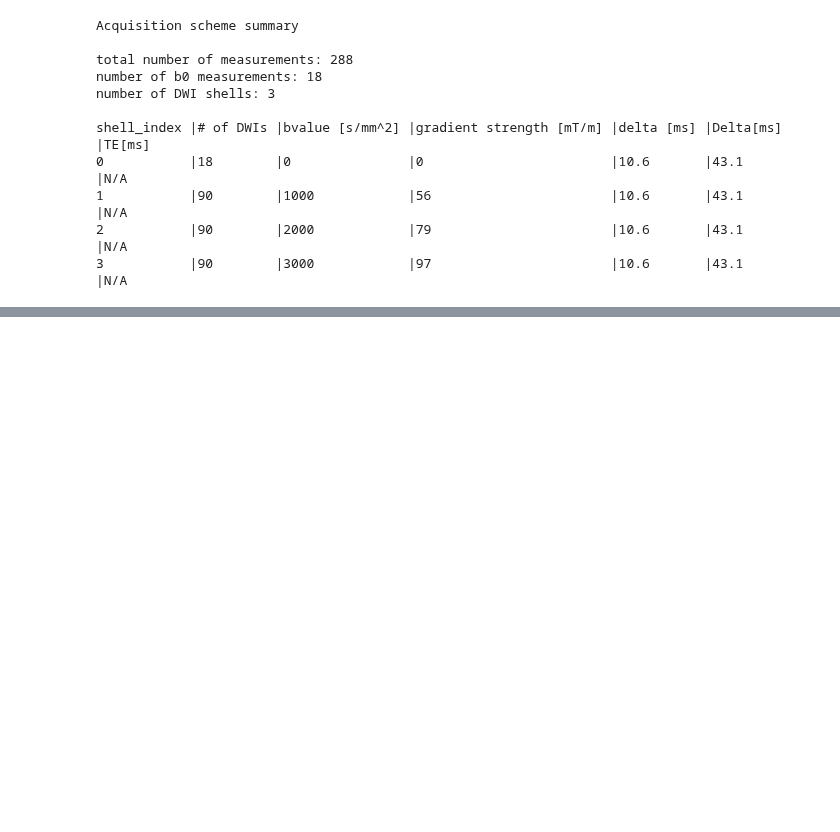
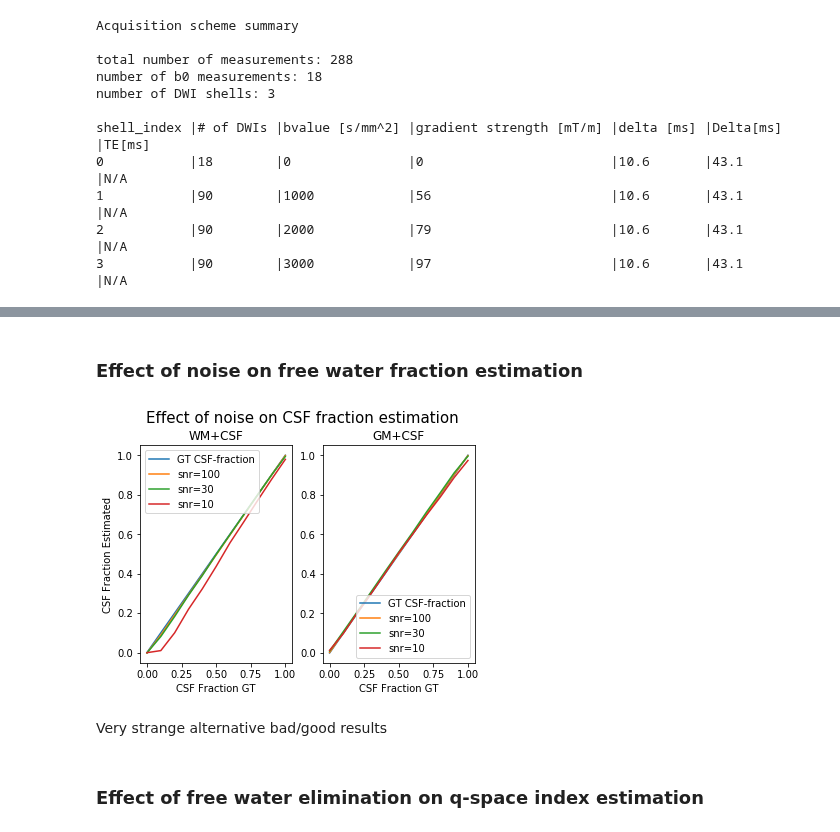
Before and after one commit to AthenaEPI/dmipy, a Jupyter notebook: examples/example_multi_shell_free_water_elimination.ipynb, the cells around one changed output, grey strips where cells are left out. Saved outputs shown, nothing was run; the diff lists cells and outputs as text; code cells hidden in the pictures; blank space fills up the shorter version.

```diff
--- a/examples/example_multi_shell_free_water_elimination.ipynb
+++ b/examples/example_multi_shell_free_water_elimination.ipynb
@@ -70,6 +27,0 @@ data_gm_csf_stack = add_noise(np.tile(data_gm_csf, (50, 1)), snr=30)
-# %%
-from dmipy.core.modeling_framework import MultiCompartmentSphericalHarmonicsModel
-mtcsd_mod_3shell = (
-    MultiCompartmentSphericalHarmonicsModel(tissue_response))
-mtcsf_fit_wm = mtcsd_mod_3shell.fit(scheme_hcp, data_wm_csf_stack, fit_S0_response=True, verbose=False)
-mtcsf_fit_gm = mtcsd_mod_3shell.fit(scheme_hcp, data_gm_csf_stack, fit_S0_response=True, verbose=False)
@@ -132,3 +27,0 @@ axs[9].plot(fr_csf, np.mean(mapfit_gm_filtered.qiv(), axis=1))
-# %%
-mtcsd_fit_3shell = mtcsd_mod_3shell.fit(
-    scheme_hcp, data_hcp, mask=data_hcp[..., 0]>0, fit_S0_response=True)
@@ -202,0 +60,2 @@ axs[12].set_ylabel('QIV', fontsize=15);
+# %% [markdown]
+### Effect of noise on free water fraction estimation
@@ -202,0 +73,53 @@ axs[12].set_ylabel('QIV', fontsize=15);
+# %%
+from dmipy.core.modeling_framework import MultiCompartmentSphericalHarmonicsModel
+fr_csf = np.linspace(0, 1, 11)
+fr_wm_gm = fr_csf[::-1]
+fractions_wm_csf = np.zeros((11, 3))
+fractions_wm_csf[:, 0] = fr_wm_gm
+fractions_wm_csf[:, 2] = fr_csf
+
+fractions_gm_csf = np.zeros((11, 3))
+fractions_gm_csf[:, 1] = fr_wm_gm
+fractions_gm_csf[:, 2] = fr_csf
+
+data_wm_csf = []
+data_gm_csf = []
+for fractions in fractions_wm_csf:
+    _, data = generate_synthetic_multi_tissue_data(scheme_hcp, tissue_response, fractions)
+    data_wm_csf.append(data)
+for fractions in fractions_gm_csf:
+    _, data = generate_synthetic_multi_tissue_data(scheme_hcp, tissue_response, fractions)
+    data_gm_csf.append(data)
+
+
+fig, axs = plt.subplots(nrows=1, ncols=2)
+for ax, data, title in zip(axs, [data_wm_csf, data_gm_csf], ['WM+CSF', 'GM+CSF']):
+    ax.plot(fr_csf, fr_csf, label='GT CSF-fraction')
+    for snr in [100, 30, 10]:
+        data_stack = add_noise(np.tile(data, (50, 1)), snr=snr)
+
+        responses_noisy = []
+        for model in [wm, gm, csf]:
+            data_synth = np.tile(model(scheme_hcp, mu=[0., 0.]), (1000, 1)) * model.S0_response
+            data_noise = add_noise(data_synth, snr=snr)
+            if model == wm:
+                responses_noisy.append(AnisotropicTissueResponseModel(scheme_hcp, data_noise))
+            else:
+                responses_noisy.append(IsotropicTissueResponseModel(scheme_hcp, data_noise))
+
+        mtcsd_mod_3shell = (
+            MultiCompartmentSphericalHarmonicsModel(responses_noisy))
+        mtcsf_fit = mtcsd_mod_3shell.fit(scheme_hcp, data_stack, fit_S0_response=True, verbose=False)
+        mean_vf_csf = np.mean(mtcsf_fit.fitted_parameters['partial_volume_2'], axis=1)
+        ax.plot(fr_csf, mean_vf_csf, label='snr={}'.format(snr))
+        ax.set_title(title)
+        ax.set_xlabel('CSF Fraction GT')
+        ax.legend()
+axs[0].set_ylabel('CSF Fraction Estimated')
+fig.suptitle('Effect of noise on CSF fraction estimation', fontsize=15, y=1.);
+# %% [output]
+[figure, added]
+# %% [markdown]
+Very strange alternative bad/good results
+# %% [markdown]
+### Effect of free water elimination on q-space index estimation
```
Also changed, not shown: parts of 36 cells of this notebook.
